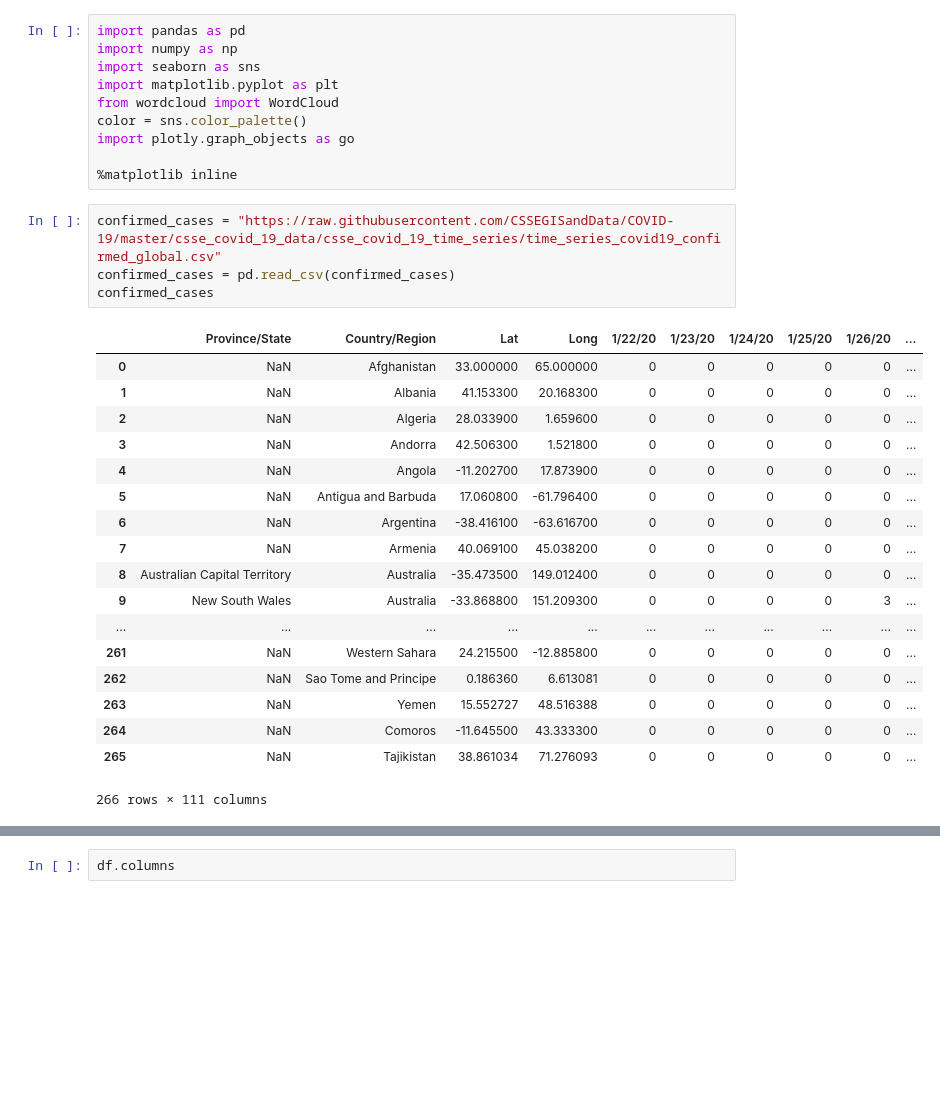
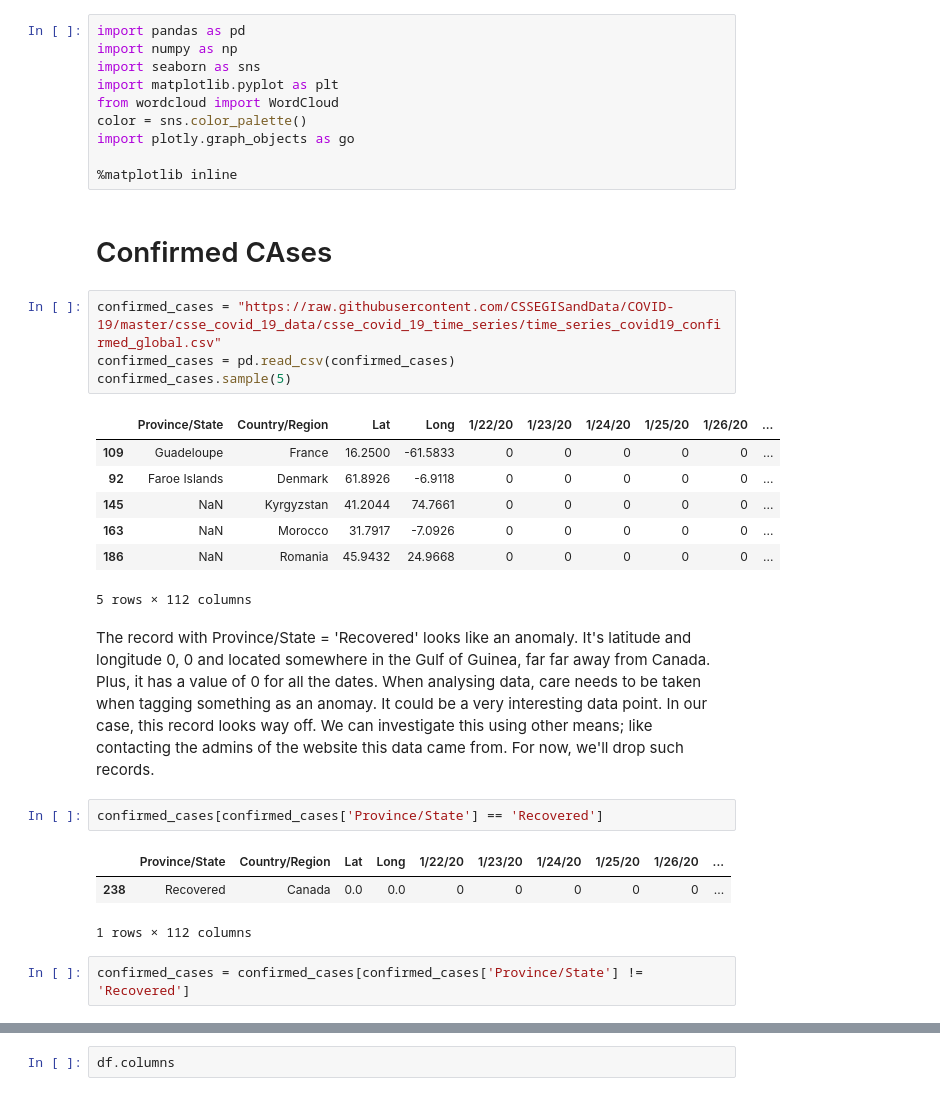
Before and after one commit to priscilla100/COVID-19-Data-Analysis, a Jupyter notebook: EDA and V-EDA Tutorial 1 - Data Collection and Preprocessing.ipynb, the cells around one changed output, grey strips where cells are left out. Saved outputs shown, nothing was run; the diff lists cells and outputs as text; blank space fills up the shorter version.

```diff
--- a/EDA and V-EDA Tutorial 1 - Data Collection and Preprocessing.ipynb
+++ b/EDA and V-EDA Tutorial 1 - Data Collection and Preprocessing.ipynb
@@ -8,26 +8,28 @@ color = sns.color_palette()
 import plotly.graph_objects as go
 
 %matplotlib inline
+# %% [markdown]
+Confirmed CAses
+==
 # %%
 confirmed_cases = "https://raw.githubusercontent.com/CSSEGISandData/COVID-19/master/csse_covid_19_data/csse_covid_19_time_series/time_series_covid19_confirmed_global.csv"
 confirmed_cases = pd.read_csv(confirmed_cases)
-confirmed_cases
+confirmed_cases.sample(5)
 # %% [output]
 |  | Province/State | Country/Region | Lat | Long | 1/22/20 | 1/23/20 | 1/24/20 | 1/25/20 | 1/26/20 | ... |
-| 0 | NaN | Afghanistan | 33.000000 | 65.000000 | 0 | 0 | 0 | 0 | 0 | ... |
-| 1 | NaN | Albania | 41.153300 | 20.168300 | 0 | 0 | 0 | 0 | 0 | ... |
-| 2 | NaN | Algeria | 28.033900 | 1.659600 | 0 | 0 | 0 | 0 | 0 | ... |
-| 3 | NaN | Andorra | 42.506300 | 1.521800 | 0 | 0 | 0 | 0 | 0 | ... |
-| 4 | NaN | Angola | -11.202700 | 17.873900 | 0 | 0 | 0 | 0 | 0 | ... |
-| 5 | NaN | Antigua and Barbuda | 17.060800 | -61.796400 | 0 | 0 | 0 | 0 | 0 | ... |
-| 6 | NaN | Argentina | -38.416100 | -63.616700 | 0 | 0 | 0 | 0 | 0 | ... |
-| 7 | NaN | Armenia | 40.069100 | 45.038200 | 0 | 0 | 0 | 0 | 0 | ... |
-| 8 | Australian Capital Territory | Australia | -35.473500 | 149.012400 | 0 | 0 | 0 | 0 | 0 | ... |
-| 9 | New South Wales | Australia | -33.868800 | 151.209300 | 0 | 0 | 0 | 0 | 3 | ... |
-| ... | ... | ... | ... | ... | ... | ... | ... | ... | ... | ... |
-| 261 | NaN | Western Sahara | 24.215500 | -12.885800 | 0 | 0 | 0 | 0 | 0 | ... |
-| 262 | NaN | Sao Tome and Principe | 0.186360 | 6.613081 | 0 | 0 | 0 | 0 | 0 | ... |
-| 263 | NaN | Yemen | 15.552727 | 48.516388 | 0 | 0 | 0 | 0 | 0 | ... |
-| 264 | NaN | Comoros | -11.645500 | 43.333300 | 0 | 0 | 0 | 0 | 0 | ... |
-| 265 | NaN | Tajikistan | 38.861034 | 71.276093 | 0 | 0 | 0 | 0 | 0 | ... |
+| 109 | Guadeloupe | France | 16.2500 | -61.5833 | 0 | 0 | 0 | 0 | 0 | ... |
+| 92 | Faroe Islands | Denmark | 61.8926 | -6.9118 | 0 | 0 | 0 | 0 | 0 | ... |
+| 145 | NaN | Kyrgyzstan | 41.2044 | 74.7661 | 0 | 0 | 0 | 0 | 0 | ... |
+| 163 | NaN | Morocco | 31.7917 | -7.0926 | 0 | 0 | 0 | 0 | 0 | ... |
+| 186 | NaN | Romania | 45.9432 | 24.9668 | 0 | 0 | 0 | 0 | 0 | ... |
-266 rows × 111 columns
+5 rows × 112 columns
+# %% [markdown]
+The record with Province/State = 'Recovered' looks like an anomaly. It's latitude and longitude 0, 0 and located somewhere in the Gulf of Guinea, far far away from Canada. Plus, it has a value of 0 for all the dates. When analysing data, care needs to be taken when tagging something as an anomay. It could be a very interesting data point. In our case, this record looks way off. We can investigate this using other means; like contacting the admins of the website this data came from. For now, we'll drop such records.
+# %%
+confirmed_cases[confirmed_cases['Province/State'] == 'Recovered']
+# %% [output]
+|  | Province/State | Country/Region | Lat | Long | 1/22/20 | 1/23/20 | 1/24/20 | 1/25/20 | 1/26/20 | ... |
+| 238 | Recovered | Canada | 0.0 | 0.0 | 0 | 0 | 0 | 0 | 0 | ... |
+1 rows × 112 columns
+# %%
+confirmed_cases = confirmed_cases[confirmed_cases['Province/State'] != 'Recovered']
```
Also changed, not shown: parts of 30 cells of this notebook.
